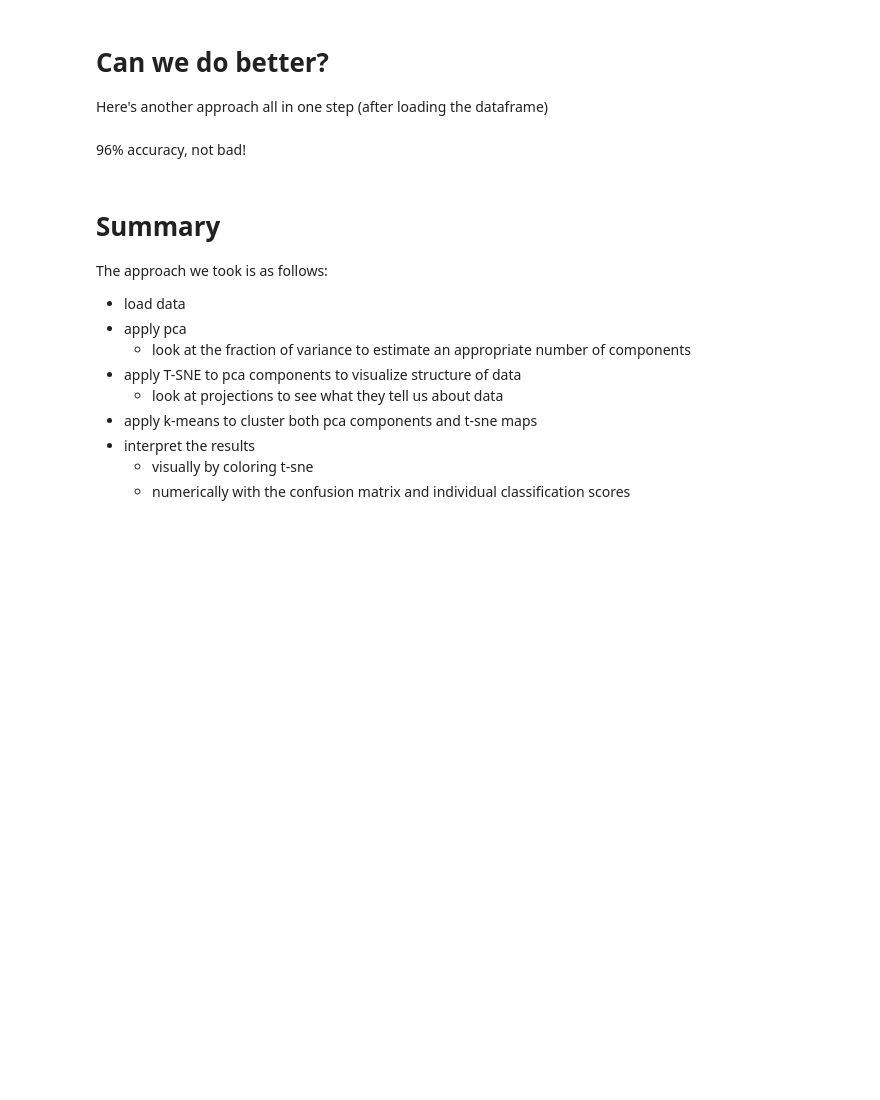
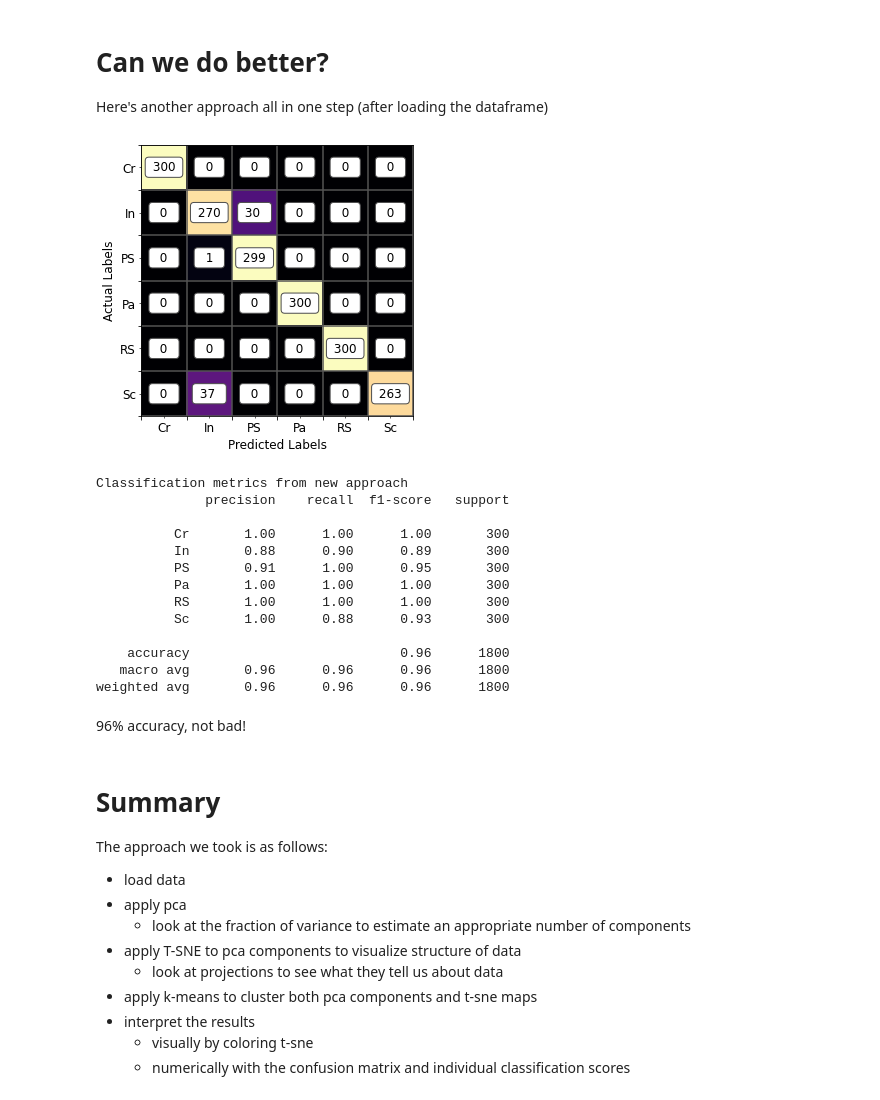
Before and after one commit to holmgroup/NextGenFellows, a Jupyter notebook: notebooks/3.0_Dimension_Reduction_Clustering.ipynb, the cells around one changed output. Cells and saved outputs as stored; diff of their text form; code cells hidden in the pictures; blank space fills up the shorter version.

```diff
--- a/notebooks/3.0_Dimension_Reduction_Clustering.ipynb
+++ b/notebooks/3.0_Dimension_Reduction_Clustering.ipynb
@@ -371,31 +453,46 @@ Here's another approach all in one step (after loading the dataframe)
 # %%
 #  select features
 fc1 = np.stack(df['vgg16_fc1_feature'])
 
 ## PCA dimension reduction with whitening
 pca_50 = PCA(n_components=50, # number of components we want to keep
              svd_solver='full', # for larger data matrices we can use 'randomized' (and set random_state if desired) which will run faster
              whiten=True) # will apply the whitening transformation after computing the components
 X_pca_50 = pca_50.fit_transform(fc1)
 
 ## kmeans with 7 clusters directly on pca
 kmeans7 = KMeans(n_clusters=7, n_init=200, random_state=1468)
 kmeans7.fit(X_pca_50)
 
 # align labels
 le = LabelEncoder()
-le.fit(df['label_x'])
-y_gt_numeric = le.transform(df['label_x'])
+le.fit(df['label'])
+y_gt_numeric = le.transform(df['label'])
 y_pred_km7 = ct.label_matcher(kmeans7.labels_, y_gt_numeric)
 
 # confusion matrix visualization
 cm = confusion_matrix(y_gt_numeric, y_pred_km7)
 fig, ax = plt.subplots(figsize=(5,5))
 vis.pretty_cm(cm, labelnames=le.inverse_transform(range(6)), ax0=ax)
 plt.show()
 # classification report
 print('Classification metrics from new approach')
 print(classification_report(y_gt_numeric, y_pred_km7, target_names=le.inverse_transform(range(6))))
+# %% [output]
+[figure, added]
+Classification metrics from new approach
+              precision    recall  f1-score   support
+
+          Cr       1.00      1.00      1.00       300
+          In       0.88      0.90      0.89       300
+          PS       0.91      1.00      0.95       300
+          Pa       1.00      1.00      1.00       300
+          RS       1.00      1.00      1.00       300
+          Sc       1.00      0.88      0.93       300
+
+    accuracy                           0.96      1800
+   macro avg       0.96      0.96      0.96      1800
+weighted avg       0.96      0.96      0.96      1800
 # %% [markdown]
 96% accuracy, not bad!
 # %% [markdown]
```
Also changed, not shown: parts of 19 cells of this notebook.
